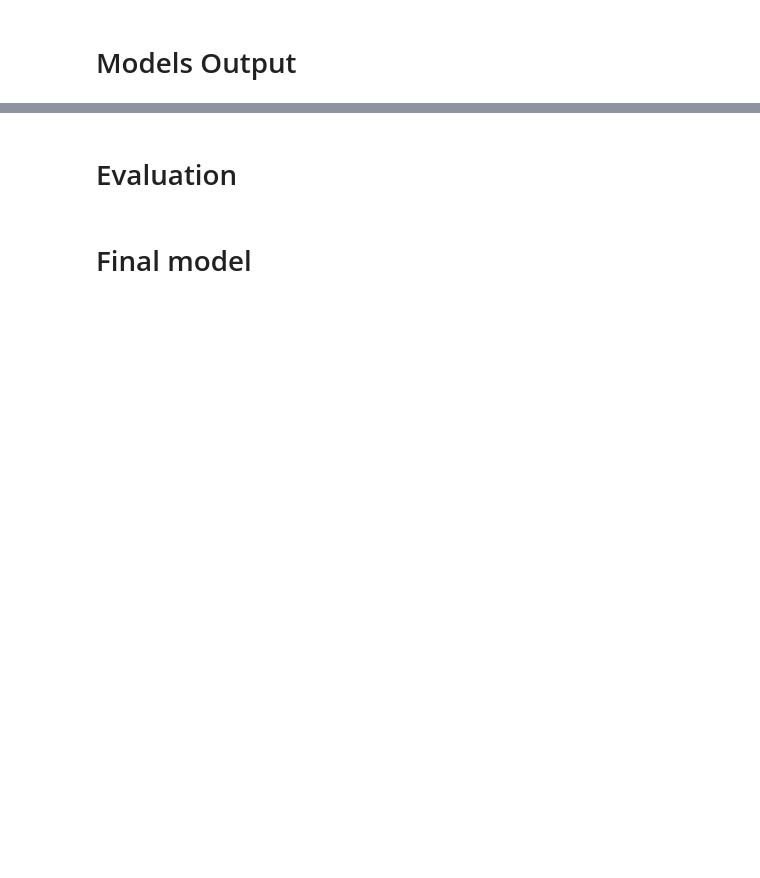
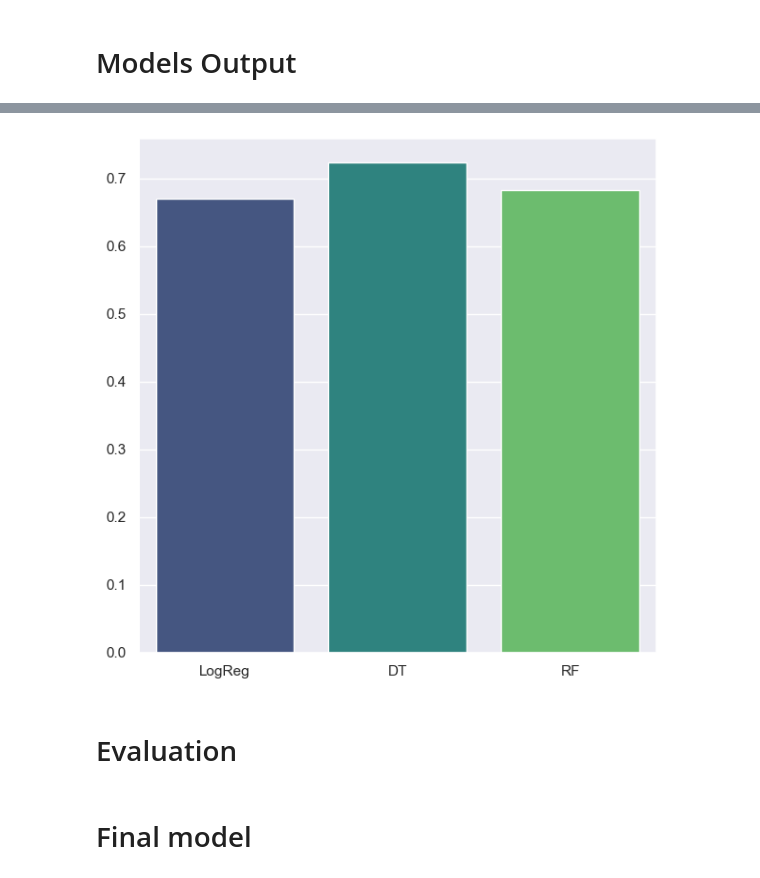
Before and after one commit to BrianKip035/Phase3-project, a Jupyter notebook: index.ipynb, the cells around one changed output, grey strips where cells are left out. Saved outputs shown, nothing was run; the diff lists cells and outputs as text; code cells hidden in the pictures; blank space fills up the shorter version.

```diff
--- a/index.ipynb
+++ b/index.ipynb
@@ -1200,0 +1269,3 @@ forest_rec2
+# %%
+forest_precision2 = precision_score(y_train_preds2, y_test_H1N1)
+print(forest_precision2)
@@ -1200,0 +1274,3 @@ forest_rec2
+# %%
+forest_recall = recall_score(y_train_preds, y_test_seasvacc)
+print(forest_recall)
@@ -1200,0 +1279,3 @@ forest_rec2
+# %%
+forest_recall2 = recall_score(y_train_preds2, y_test_seasvacc)
+print(forest_recall2)
@@ -1201,14 +1284,14 @@ forest_rec2
 # %% [markdown]
 # Models Output
 # %%
-data = {'Model':["Logistic Regression", "KNN", "Decision Tree", 'Random Forest'],
-        'Accuracy H1N1': [log_acc, knn_acc, entropy1, forest_acc],
-        'Accuracy Seasonal':[log_acc2, knn_acc2, entropy2, forest_acc2],
-        'Final Accuracy':[log_acc_final, acc_knn, tree_acc_final, final_forest],
-        'Precision H1N1':[log_pre, knn_pre, tree_pre, forest_pre],
-        'precision Seasonal':[log_pre2, knn_pre2, tree_pre2, forest_pre2],
-        'Recall H1N1':[log_rec, knn_rec, tree_rec, forest_rec],
-        'Recall seasonal':[log_rec2, knn_rec2, tree_rec2, forest_rec2]
+data = {'Model':["Logistic Regression", "Decision Tree", 'Random Forest'],
+        'Accuracy H1N1': [logistic_accuracy, entropy_accuracy1, forest_accuracy_score1],
+        'Accuracy Seasonal':[logistic_accuracy2, entropy_accuracy2, forest_accuracy_score2],
+        'Final Accuracy':[logistic_accuracy_final,final_entropy_accuracy, final_forest],
+        'Precision H1N1':[logistic_precession, tree_precision, forest_precision],
+        'precision Seasonal':[logistic_precession2, tree_precision_2, forest_precision2],
+        'Recall H1N1':[logistic_recall, tree_recall, forest_recall],
+        'Recall seasonal':[logistic_recall2, tree_recall2, forest_recall2]
        }
 output = pd.DataFrame(data)
 
@@ -1216,9 +1304,10 @@ output
 # %%
-# visualizing the test accuracy results
-model_names = ["LogReg","KNN","DT", 'RF']
+model_names = ["LogReg","DT", 'RF']
 plt.figure(figsize = (7, 7))
-sns.barplot(x = model_names, y = data['Final Accuracy'])
+sns.barplot(x = model_names, y = data['Final Accuracy'], palette='viridis')
 plt.show()
+# %% [output]
+[figure, added]
 # %% [markdown]
 # Evaluation
 # %% [markdown]
```
Also changed, not shown: parts of 51 cells of this notebook.
